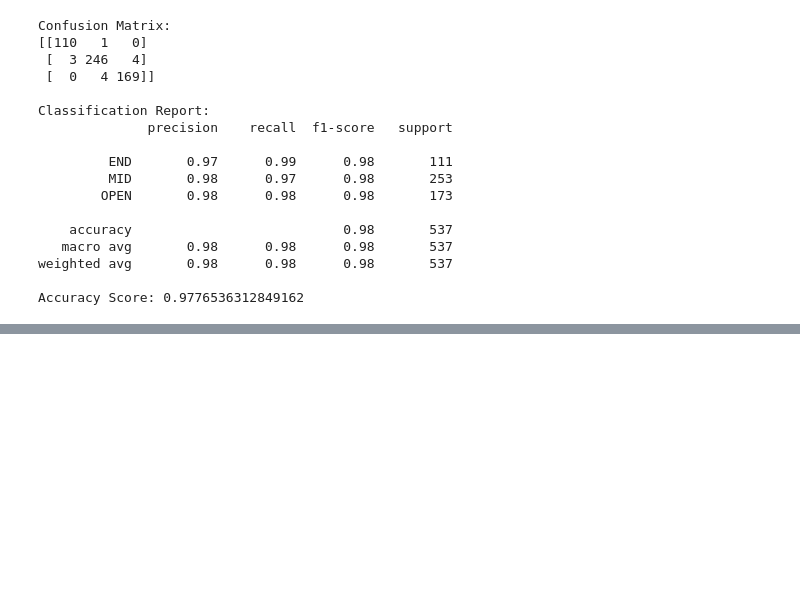
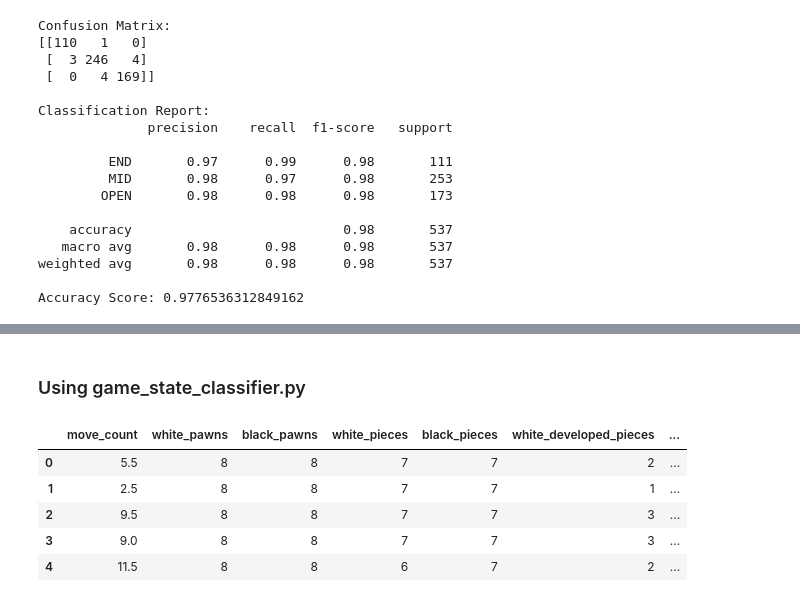
Before and after one commit to okeanskiy/online-chess-win-predictions, a Jupyter notebook: game_state_classifier.ipynb, the cells around one changed output, grey strips where cells are left out. Drawn from its saved outputs; the diff is of its cells as text; code cells hidden in the pictures; blank space fills up the shorter version.

Commit message:
update game_state_classifier

```diff
--- a/game_state_classifier.ipynb
+++ b/game_state_classifier.ipynb
@@ -163,0 +154,7 @@ Accuracy Score: 0.9776536312849162
+# %%
+from joblib import load
+from sklearn.neighbors import KNeighborsClassifier
+
+loaded_knn_model = load('game_state_classifier.joblib')
+
+loaded_knn_model
@@ -163,0 +165,18 @@ Accuracy Score: 0.9776536312849162
+# %%
+import chess
+import random
+
+def random_board(n):
+    board = chess.Board()
+    for _ in range(n):
+        legal_moves = list(board.legal_moves)
+        if not legal_moves:
+            break  # stop if no legal moves are available
+        move = random.choice(legal_moves)
+        board.push(move)
+    return board
+
+# Specify the number of half-moves
+n_half_moves = 10  # Change this number as needed
+randomized_board = random_board(n_half_moves)
+print(randomized_board)
@@ -163,0 +234,6 @@ Accuracy Score: 0.9776536312849162
+# %%
+for i in range(3):
+    print(df.iloc[i])
+    print('')
+    print(boards[i])
+    print('\n\n')
@@ -163,0 +258,18 @@ Accuracy Score: 0.9776536312849162
+# %% [markdown]
+### Using game_state_classifier.py
+# %%
+import game_state_classifier
+
+boards = [random_board(random.randint(4, 25)) for i in range(5)]
+rows = [game_state_classifier.extract_predictors_from_board(board) for board in boards]
+df = pd.DataFrame(rows)
+df['game_state'] = game_state_classifier.predict(df)
+
+df
+# %% [output]
+|  | move_count | white_pawns | black_pawns | white_pieces | black_pieces | white_developed_pieces | ... |
+| 0 | 5.5 | 8 | 8 | 7 | 7 | 2 | ... |
+| 1 | 2.5 | 8 | 8 | 7 | 7 | 1 | ... |
+| 2 | 9.5 | 8 | 8 | 7 | 7 | 3 | ... |
+| 3 | 9.0 | 8 | 8 | 7 | 7 | 3 | ... |
+| 4 | 11.5 | 8 | 8 | 6 | 7 | 2 | ... |
```
Also changed, not shown: parts of 11 cells of this notebook, 3 other files.
